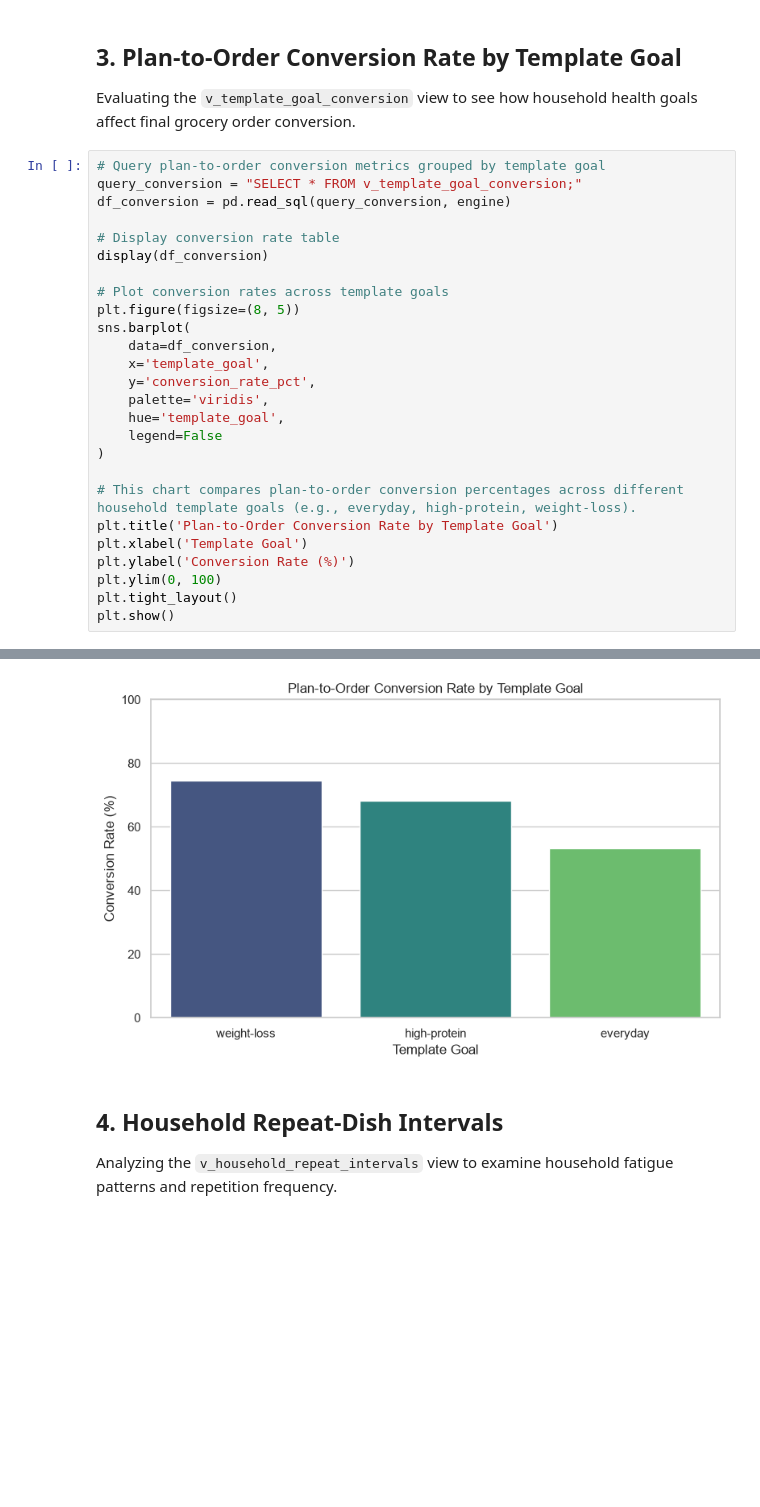
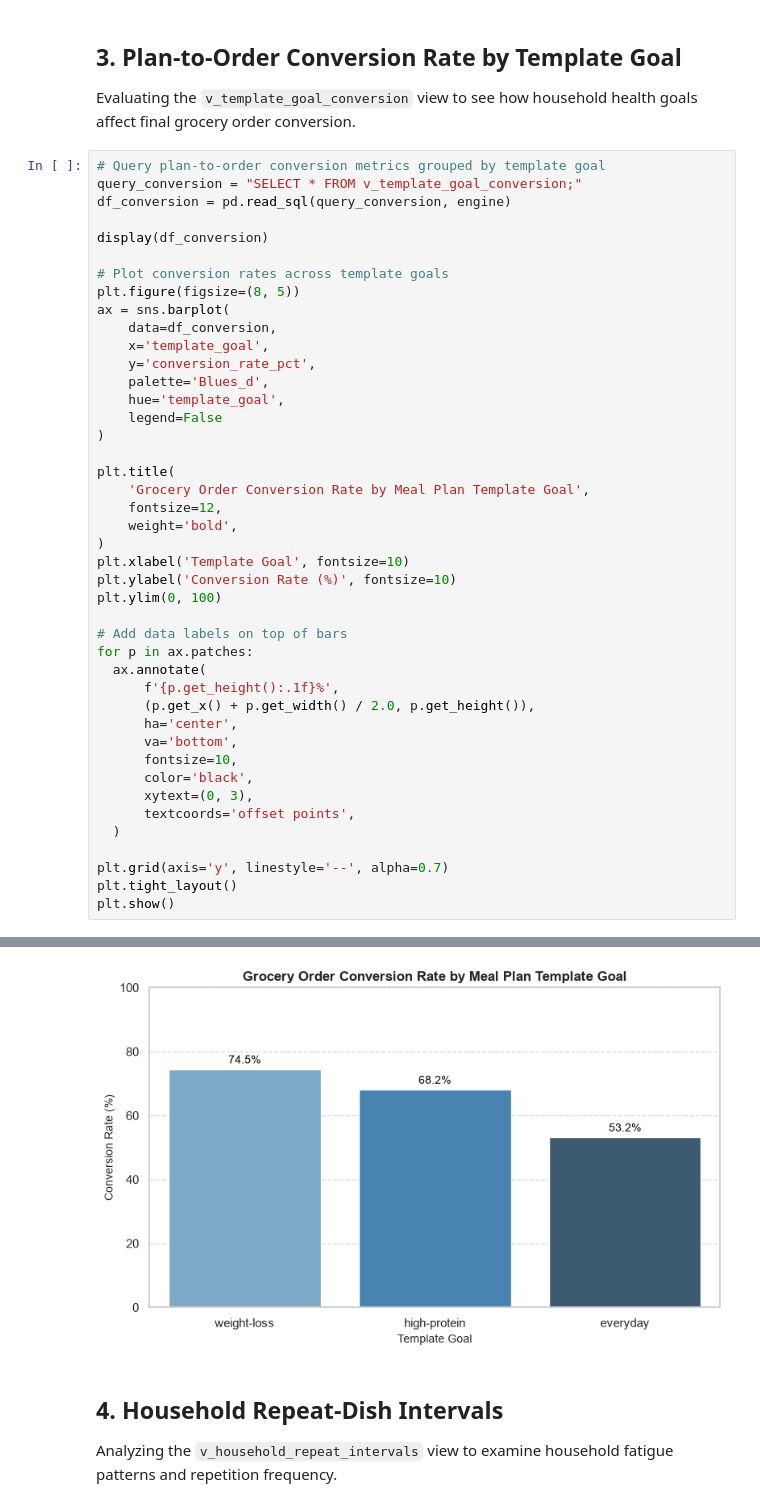
Before and after one commit to ChiranjeeviNanda/shopconnect-recommendation, a Jupyter notebook: notebooks/sql_analysis.ipynb, the cells around one changed output, grey strips where cells are left out. Drawn from its saved outputs; the diff is of its cells as text; blank space fills up the shorter version.

```diff
--- a/notebooks/sql_analysis.ipynb
+++ b/notebooks/sql_analysis.ipynb
@@ -114,35 +178,52 @@ Evaluating the `v_template_goal_conversion` view to see how household health goa
 # %%
 # Query plan-to-order conversion metrics grouped by template goal
 query_conversion = "SELECT * FROM v_template_goal_conversion;"
 df_conversion = pd.read_sql(query_conversion, engine)
 
-# Display conversion rate table
 display(df_conversion)
 
 # Plot conversion rates across template goals
 plt.figure(figsize=(8, 5))
-sns.barplot(
+ax = sns.barplot(
     data=df_conversion,
     x='template_goal',
     y='conversion_rate_pct',
-    palette='viridis',
+    palette='Blues_d',
     hue='template_goal',
     legend=False
 )
 
-# This chart compares plan-to-order conversion percentages across different household template goals (e.g., everyday, high-protein, weight-loss).
-plt.title('Plan-to-Order Conversion Rate by Template Goal')
-plt.xlabel('Template Goal')
-plt.ylabel('Conversion Rate (%)')
+plt.title(
+    'Grocery Order Conversion Rate by Meal Plan Template Goal',
+    fontsize=12,
+    weight='bold',
+)
+plt.xlabel('Template Goal', fontsize=10)
+plt.ylabel('Conversion Rate (%)', fontsize=10)
 plt.ylim(0, 100)
+
+# Add data labels on top of bars
+for p in ax.patches:
+  ax.annotate(
+      f'{p.get_height():.1f}%',
+      (p.get_x() + p.get_width() / 2.0, p.get_height()),
+      ha='center',
+      va='bottom',
+      fontsize=10,
+      color='black',
+      xytext=(0, 3),
+      textcoords='offset points',
+  )
+
+plt.grid(axis='y', linestyle='--', alpha=0.7)
 plt.tight_layout()
 plt.show()
 # %% [output]
 |  | template_goal | total_plans_created | total_orders_placed | conversion_rate_pct |
 | 0 | weight-loss | 1287 | 959 | 74.51 |
 | 1 | high-protein | 1300 | 886 | 68.15 |
 | 2 | everyday | 1313 | 699 | 53.24 |
-[figure, old version]
+[figure, new version]
 # %% [markdown]
 ## 4. Household Repeat-Dish Intervals
 Analyzing the `v_household_repeat_intervals` view to examine household fatigue patterns and repetition frequency.
```
Also changed, not shown: parts of 3 cells of this notebook.
